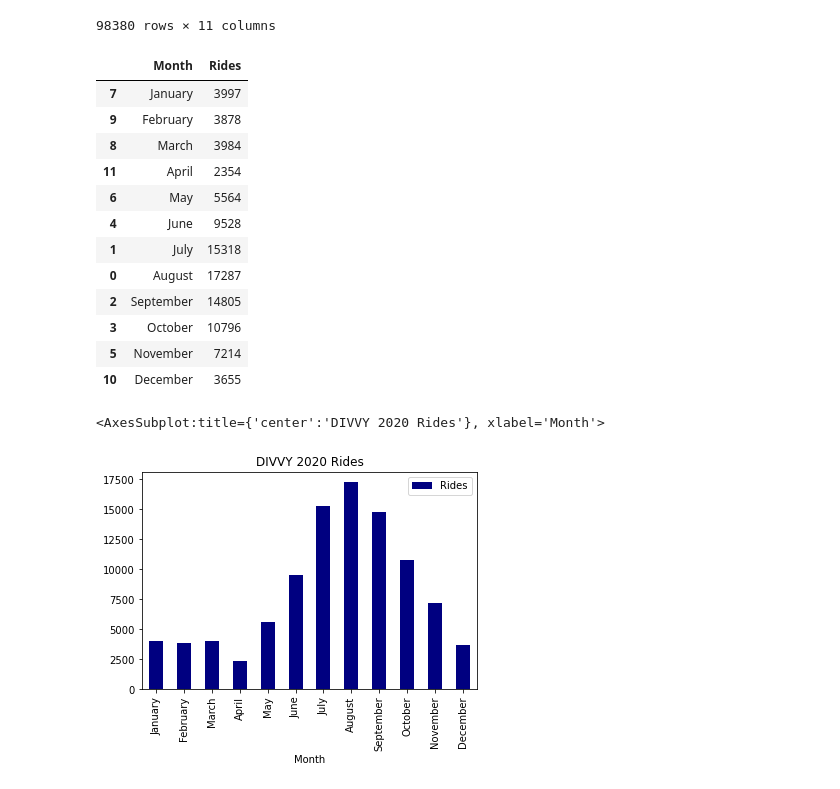
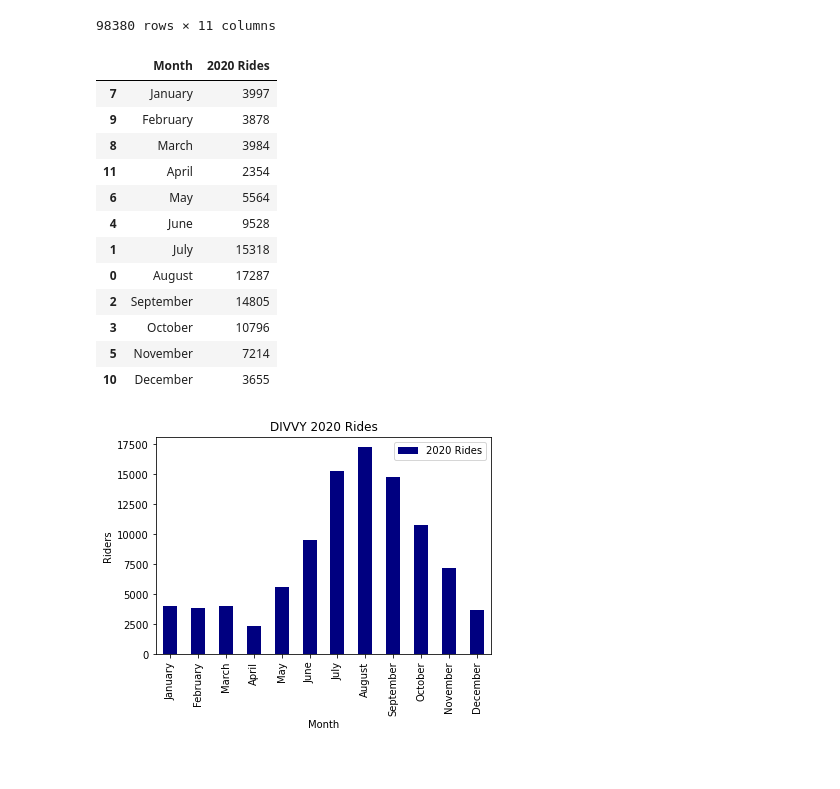
Before and after one commit to Slainte91/COVID-movement, a Jupyter notebook: divvy/divvy.ipynb, the cells around one changed output. Drawn from its saved outputs; the diff is of its cells as text; code cells hidden in the pictures.

```diff
--- a/divvy/divvy.ipynb
+++ b/divvy/divvy.ipynb
@@ -183,10 +176,10 @@ divvy20_df #.info()
 div20cnt = pd.value_counts(divvy20_df['start_time'])
 div20cnt = div20cnt.to_frame().reset_index()
 div20cnt = pd.DataFrame(div20cnt, index=[7, 9, 8, 11, 6, 4,1,0,2,3,5,10])
-div20cnt.rename(columns = {'index':'Month','start_time':'Rides'},inplace=True)
+div20cnt.rename(columns = {'index':'Month','start_time':'2020 Rides'},inplace=True)
 div20cnt #.head()
 # %% [output]
-|  | Month | Rides |
+|  | Month | 2020 Rides |
 | 7 | January | 3997 |
 | 9 | February | 3878 |
 | 8 | March | 3984 |
@@ -200,7 +193,6 @@ div20cnt #.head()
 | 5 | November | 7214 |
 | 10 | December | 3655 |
 # %%
-div20cnt.plot(x='Month',y='Rides',kind='bar',title='DIVVY 2020 Rides',colormap='jet')
+div20cnt.plot(x='Month',y='2020 Rides',kind='bar',title='DIVVY 2020 Rides',colormap='jet',ylabel='Riders',xlabel="Month");
 # %% [output]
-<AxesSubplot:title={'center':'DIVVY 2020 Rides'}, xlabel='Month'>
-[figure, old version]
+[figure, new version]
```
Also changed, not shown: parts of 5 cells of this notebook, 2 other files.
